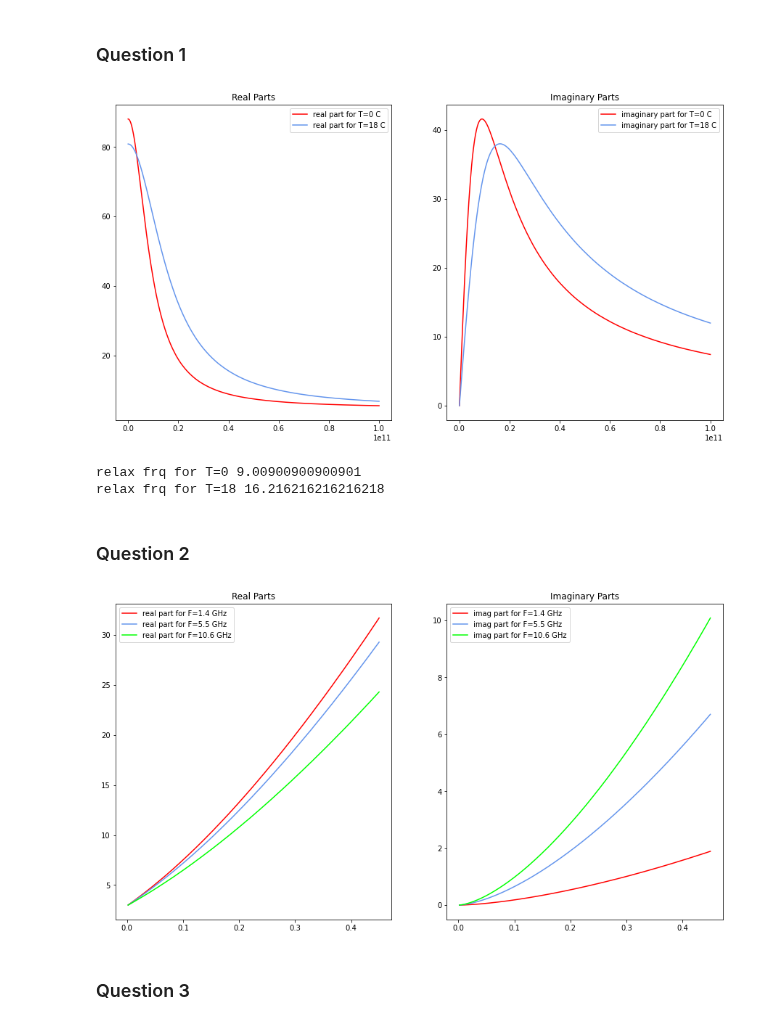
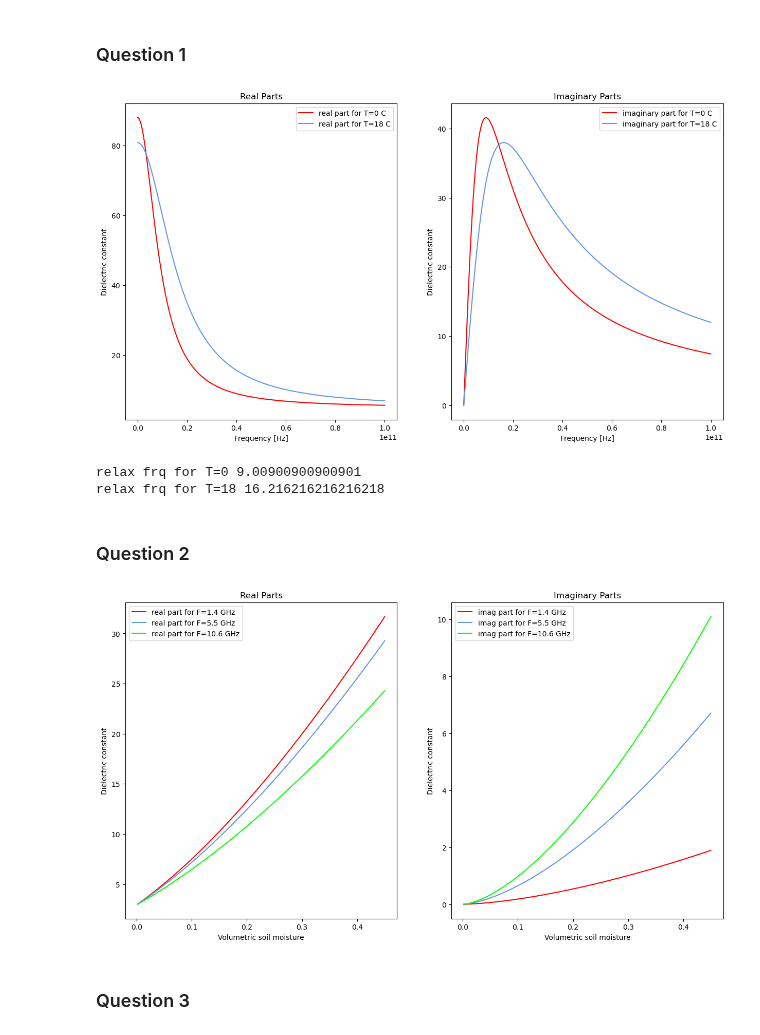
Before and after one commit to debnovalina/PPESO-Practical, a Jupyter notebook: microwave.ipynb, the cells around one changed output. Saved outputs shown, nothing was run; the diff lists cells and outputs as text; code cells hidden in the pictures.

```diff
--- a/microwave.ipynb
+++ b/microwave.ipynb
@@ -34,12 +34,15 @@ figure,(ax1,ax2)=plt.subplots(1,2,figsize=(15,8))
 ax1.plot(f,real_0,label='real part for T=0 C',color='red')
 ax1.plot(f,real_18,label='real part for T=18 C',color='cornflowerblue')
 ax1.set_title('Real Parts')
+ax1.set_xlabel ('Frequency [Hz]')
+ax1.set_ylabel ('Dielectric constant')
 ax1.legend()
 
 ax2.plot(f,-ima_0,label='imaginary part for T=0 C',color='red')
 ax2.plot(f,-ima_18,label='imaginary part for T=18 C',color='cornflowerblue')
 ax2.set_title('Imaginary Parts')
-
+ax2.set_xlabel ('Frequency [Hz]')
+ax2.set_ylabel ('Dielectric constant')
 ax2.legend()
 
 plt.show()
@@ -51,7 +54,7 @@ indx_2=np.argmin(ima_18)
 print('relax frq for T=0',f[indx_1]*10**(-9))
 print('relax frq for T=18',f[indx_2]*10**(-9))
 # %% [output]
-[figure, old version]
+[figure, new version]
 relax frq for T=0 9.00900900900901
 relax frq for T=18 16.216216216216218
 # %% [markdown]
@@ -88,35 +91,38 @@ volumetric_soil_moisture = np.linspace(0,porosity,250)[1:]
 T=18 #[C]
 frequencies = np.array((1.4,5.5,10.6))*10**9
 
 real_parts=[]
 imaginary_parts=[]
 
 for f in frequencies :
     real,imag=soil_dialectric(T,f,volumetric_soil_moisture,sand_frac,clay_frac)
 
     real_parts.append(real)
     imaginary_parts.append(imag)
 
 
 figure,(ax1,ax2)=plt.subplots(1,2,figsize=(15,8))
 
 ax1.plot(volumetric_soil_moisture,real_parts[0],label='real part for F=1.4 GHz',color='red')
 ax1.plot(volumetric_soil_moisture,real_parts[1],label='real part for F=5.5 GHz',color='cornflowerblue')
 ax1.plot(volumetric_soil_moisture,real_parts[2],label='real part for F=10.6 GHz',color='lime')
 ax1.set_title('Real Parts')
+ax1.set_xlabel ('Volumetric soil moisture')
+ax1.set_ylabel ('Dielectric constant')
 ax1.legend()
 
 ax2.plot(volumetric_soil_moisture,-imaginary_parts[0],label='imag part for F=1.4 GHz',color='red')
 ax2.plot(volumetric_soil_moisture,-imaginary_parts[1],label='imag part for F=5.5 GHz',color='cornflowerblue')
 ax2.plot(volumetric_soil_moisture,-imaginary_parts[2],label='imag part for F=10.6 GHz',color='lime')
-
+ax2.set_xlabel ('Volumetric soil moisture')
+ax2.set_ylabel ('Dielectric constant')
 ax2.set_title('Imaginary Parts')
 
 ax2.legend()
 
 plt.show()
 # %% [output]
-[figure, old version]
+[figure, new version]
 # %% [markdown]
 ### Question 3
 # %%
```
Also changed, not shown: parts of 4 cells of this notebook.
